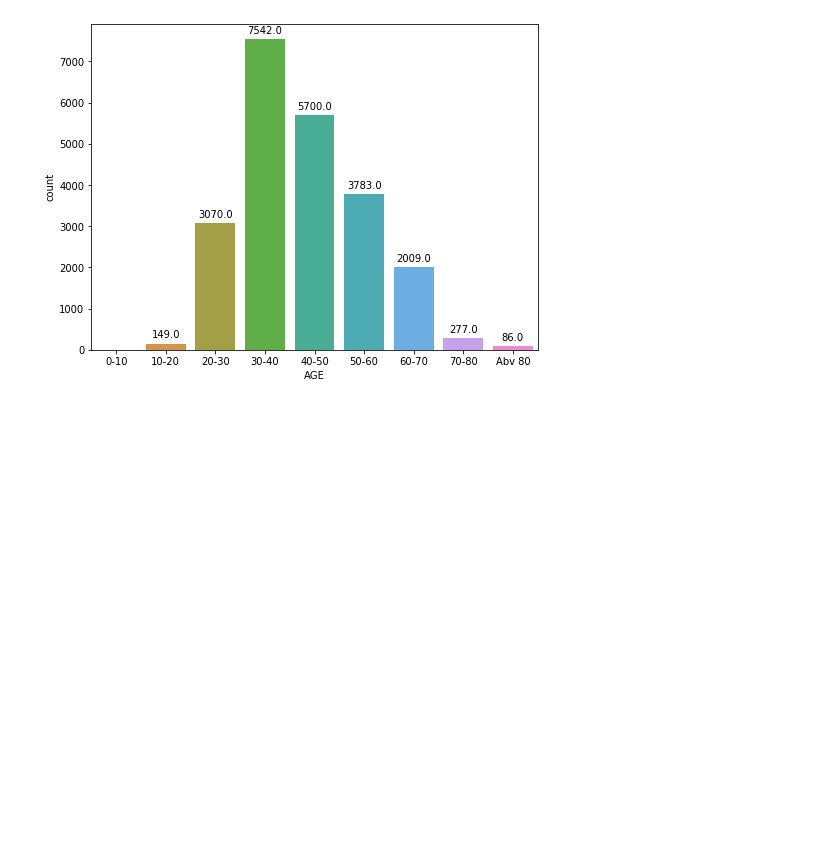
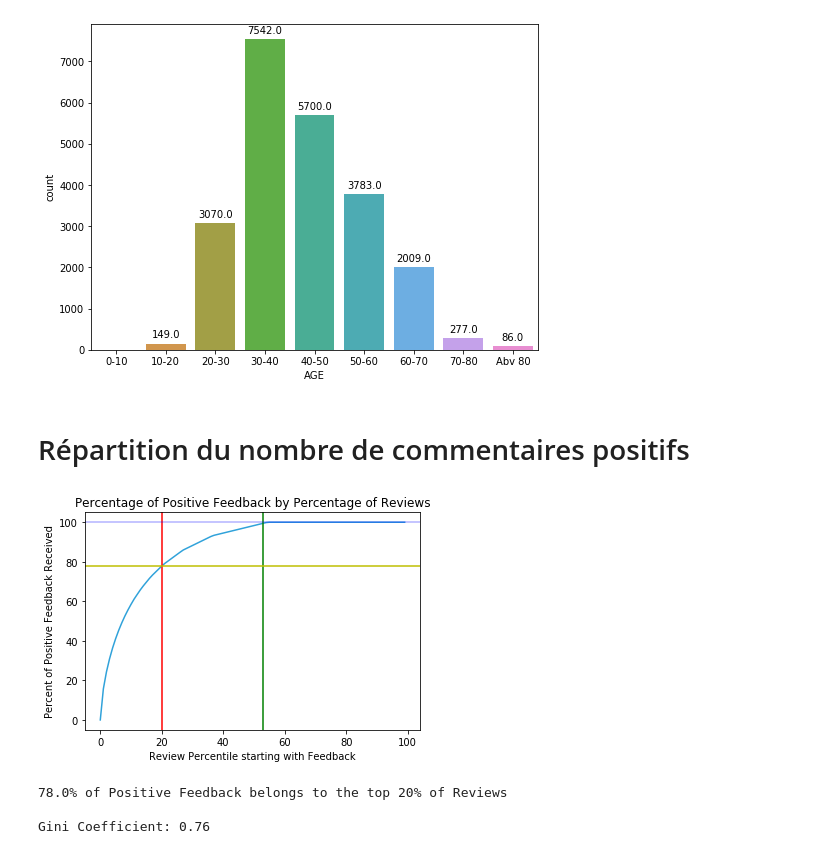
Before and after one commit to Redha1996/Exploratory-Data-Analysis, a Jupyter notebook: Customer's Satisfaction EDA.ipynb, the cells around one changed output. Cells and saved outputs as stored; diff of their text form; code cells hidden in the pictures; blank space fills up the shorter version.

```diff
--- a/Customer's Satisfaction EDA.ipynb
+++ b/Customer's Satisfaction EDA.ipynb
@@ -138,3 +138,51 @@ for p in splot.patches:
 # %% [output]
 [figure]
 [figure]
+# %% [markdown]
+# Répartition du nombre de commentaires positifs
+# %%
+# Percentage Accumulation from "Most Wealthy"
+def percentage_accumulation(series, percentage):
+    return (series.sort_values(ascending=False)
+            [:round(series.shape[0]*(percentage/100))]
+     .sum()/series
+     .sum()*100)
+
+# Gini Coefficient- Inequality Score
+# Source: https://planspace.org/2013/06/21/how-to-calculate-gini-coefficient-from-raw-data-in-python/
+def gini(list_of_values):
+    sorted_list = sorted(list_of_values)
+    height, area = 0, 0
+    for value in sorted_list:
+        height += value
+        area += height - value / 2.
+    fair_area = height * len(list_of_values) / 2.
+    return (fair_area - area) / fair_area
+
+# Cumulative Percentage of Positive Feedback assigned Percent of Reviewers (from most wealthy)
+inequality = []
+for x in list(range(100)):
+    inequality.append(percentage_accumulation(df["Positive Feedback Count"], x))
+
+# Generic Matplotlib Plot
+plt.plot(inequality)
+plt.title("Percentage of Positive Feedback by Percentage of Reviews")
+plt.xlabel("Review Percentile starting with Feedback")
+plt.ylabel("Percent of Positive Feedback Received")
+plt.axvline(x=20, c = "r")
+plt.axvline(x=53, c = "g")
+plt.axhline(y=78, c = "y")
+plt.axhline(y=100, c = "b", alpha=.3)
+plt.show()
+
+# 80-20 Rule Confirmation
+print("{}% of Positive Feedback belongs to the top 20% of Reviews".format(
+    round(percentage_accumulation(df["Positive Feedback Count"], 20))))
+
+# Gini
+print("\nGini Coefficient: {}".format(round(gini(df["Positive Feedback Count"]),2)))
+# %% [output]
+[figure, added]
+78.0% of Positive Feedback belongs to the top 20% of Reviews
+
+Gini Coefficient: 0.76
```
Also changed, not shown: parts of 14 cells of this notebook.
